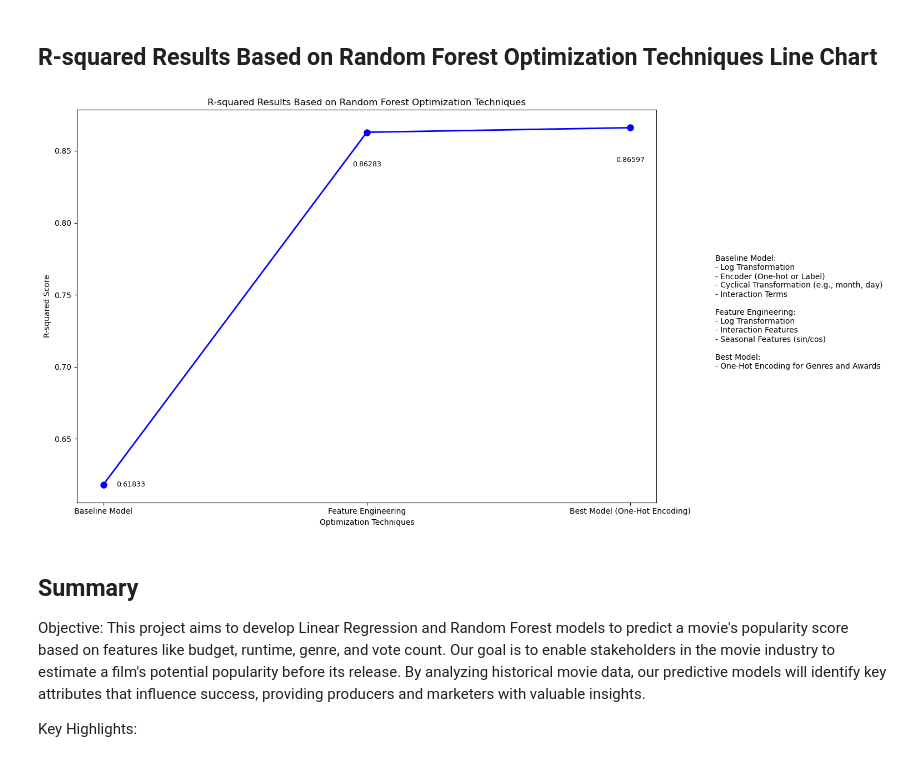
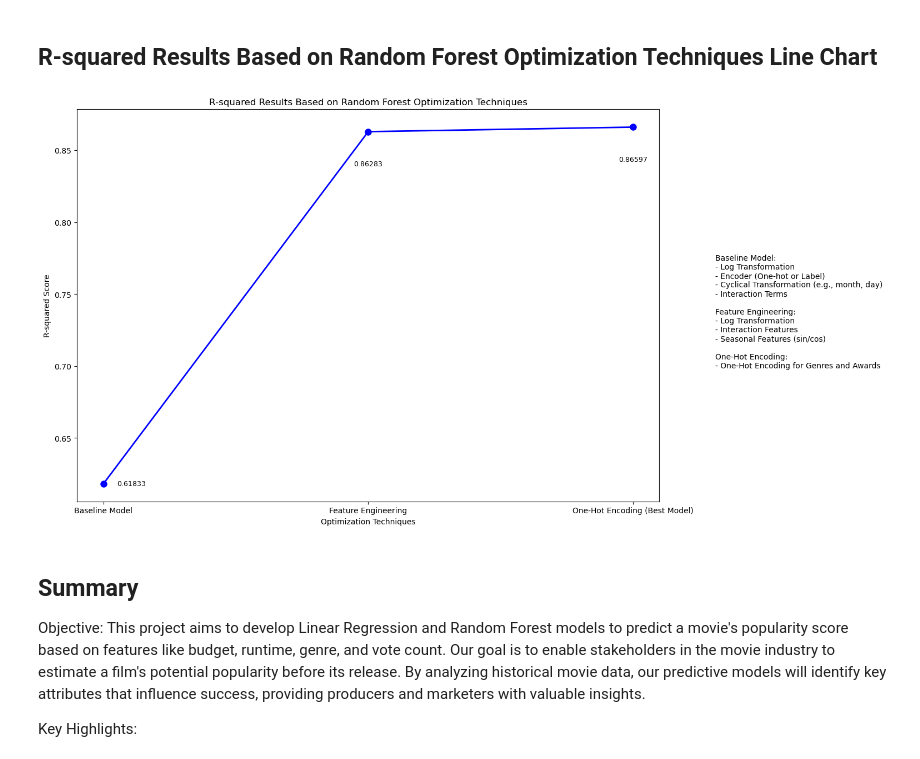
Before and after one commit to riosrose/UCB_project4_group6, a Jupyter notebook: movie_popularity_prediction.ipynb, the cells around one changed output. Cells and saved outputs as stored; diff of their text form; code cells hidden in the pictures.

```diff
--- a/movie_popularity_prediction.ipynb
+++ b/movie_popularity_prediction.ipynb
@@ -1295,17 +1295,20 @@ plt.figure(figsize=(12, 12))
 for i, col in enumerate(columns):
     # Plot original data
     plt.subplot(3, 2, 2*i + 1)
-    sns.histplot(regression_df[col], kde=True, bins=30, color='blue')
+    sns.histplot(regression_df[col], kde=True, bins=30, color='skyblue')
     plt.title(f'Original {col} Distribution')
     plt.xlabel(col)
 
     # Plot log-transformed data
     plt.subplot(3, 2, 2*i + 2)
-    sns.histplot(regression_df[f'{col}_log'], kde=True, bins=30, color='green')
+    sns.histplot(regression_df[f'{col}_log'], kde=True, bins=30, color='olive')
     plt.title(f'Log-Transformed {col} Distribution')
     plt.xlabel(f'Log {col}')
 
-# Adjust the layout for clarity
+# Save visual in the folder
+plt.savefig('images/key_feature_log_transformations.png', dpi=300)
+
+# Display plot
 plt.tight_layout()
 plt.show()
 # %% [output]
@@ -1973,7 +2029,7 @@ plt.show()
 optimizations = [
     'Baseline Model',
     'Feature Engineering',
-    'Best Model (One-Hot Encoding)'
+    'One-Hot Encoding (Best Model)'
 ]
 
 r_squared_scores = [0.61833, 0.86283, 0.86597]  # Adjusted with actual values from the plot
@@ -1993,37 +2049,39 @@ for i, (opt, score) in enumerate(zip(optimizations, r_squared_scores)):
 
 # Enhance x-axis labels for readability
 plt.title('R-squared Results Based on Random Forest Optimization Techniques')
 plt.xlabel('Optimization Techniques')
 plt.ylabel('R-squared Score')
 
 # Adjust rotation to make labels more readable
 plt.xticks(rotation=0, ha='center', fontsize=10)
 
 # Add a custom legend on the side to explain the baseline model and other techniques
 legend_text = (
     "Baseline Model:\n"
     "- Log Transformation\n"
     "- Encoder (One-hot or Label)\n"
     "- Cyclical Transformation (e.g., month, day)\n"
     "- Interaction Terms\n\n"
     "Feature Engineering:\n"
     "- Log Transformation\n"
     "- Interaction Features\n"
     "- Seasonal Features (sin/cos)\n\n"
-    "Best Model:\n"
+    "One-Hot Encoding:\n"
     "- One-Hot Encoding for Genres and Awards"
 )
 
 # Place the legend text outside the plot
 plt.figtext(1.02, 0.5, legend_text, fontsize=10, verticalalignment='center')
 
-# Adjust layout to prevent label clipping
+# Save visual in images folder
+plt.savefig('images/random_forest_optimization_techniques.png', dpi=300)
 plt.tight_layout()
 
-# Show the plot
+# Display plot
+plt.tight_layout()
 plt.show()
 # %% [output]
-[figure, old version]
+[figure, new version]
 # %% [markdown]
 ## Summary
 Objective: This project aims to develop Linear Regression and Random Forest models to predict a movie's popularity score based on features like budget, runtime, genre, and vote count.
```
Also changed, not shown: parts of 9 cells of this notebook, 5 other files.
